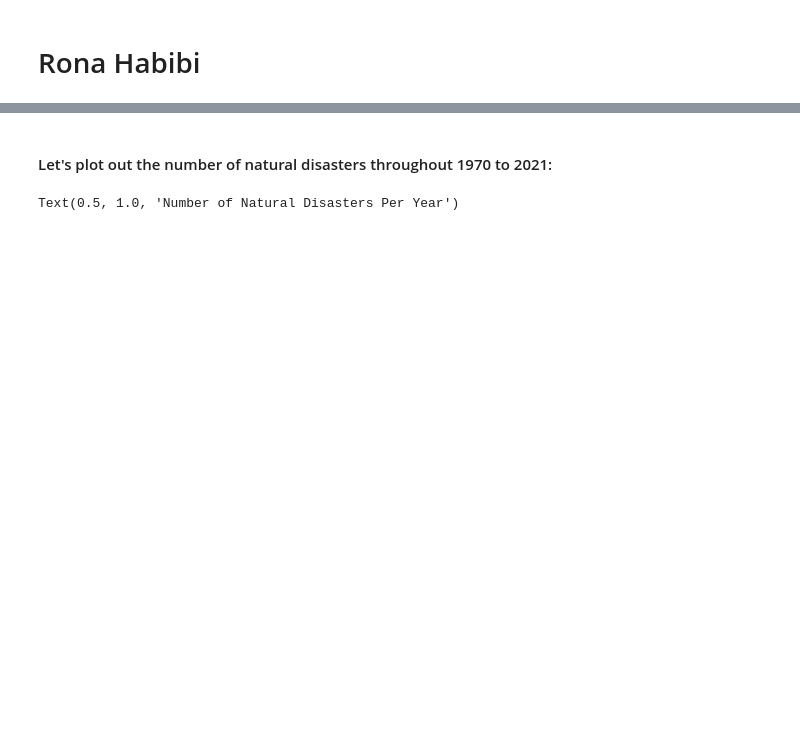
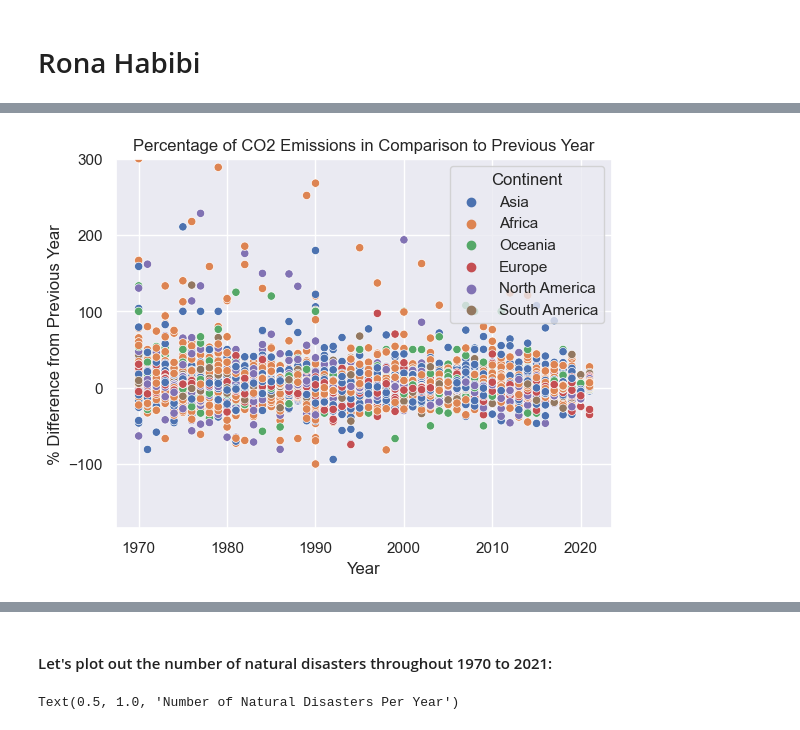
Before and after one commit to ubco-W2022T2-data301/project-group-group42, a Jupyter notebook: analysis/analysisRona.ipynb, the cells around one changed output, grey strips where cells are left out. Saved outputs shown, nothing was run; the diff lists cells and outputs as text; code cells hidden in the pictures; blank space fills up the shorter version.

```diff
--- a/analysis/analysisRona.ipynb
+++ b/analysis/analysisRona.ipynb
@@ -401,0 +67,24 @@ sns.violinplot(data=continents, x= "Year", y= "Disaster Type")
+# %%
+# Let's define a function to get the continent name for a given country name
+def get_continent(country):
+    try:
+        country_code = pc.country_name_to_country_alpha2(country, cn_name_format="default")
+        continent_code = pc.country_alpha2_to_continent_code(country_code)
+        continent_name = pc.convert_continent_code_to_continent_name(continent_code)
+        return continent_name
+    except:
+        return "Unknown"
+# %%
+def preprocess_emissions_data():
+    df_emis = pd.read_csv("../data/raw/owid_emissions.csv")
+    df_emis = (df_emis.drop(df_emis[df_emis["year"] < 1970].index)
+              .iloc[:, [0, 1, 3, 7, 9]]
+              .sort_values(by='year')
+              .assign(continent=lambda x: x["country"].apply(get_continent)) #this function was created just above ^
+              .query('continent != "Unknown"')
+              .dropna()
+              .rename(columns = {'year':'Year'})
+              .rename(columns={'continent':'Continent'})
+              .rename(columns={'co2_growth_prct': '% Difference from Previous Year'}))
+    return df_emis
+preprocess_emissions_data()
@@ -401,0 +179,6 @@ sns.violinplot(data=continents, x= "Year", y= "Disaster Type")
+# %%
+sns.scatterplot(data=preprocess_emissions_data(), x="Year", y="% Difference from Previous Year", hue="Continent").set(title="Percentage of CO2 Emissions in Comparison to Previous Year")
+plt.ylim(ymax=300)
+plt.show()
+# %% [output]
+[figure, added]
```
Also changed, not shown: parts of 75 cells of this notebook.
